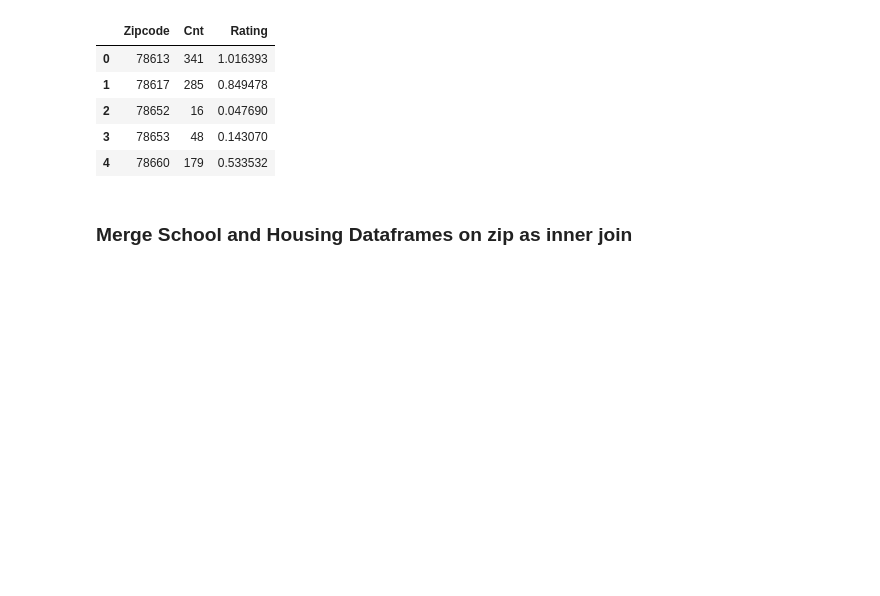
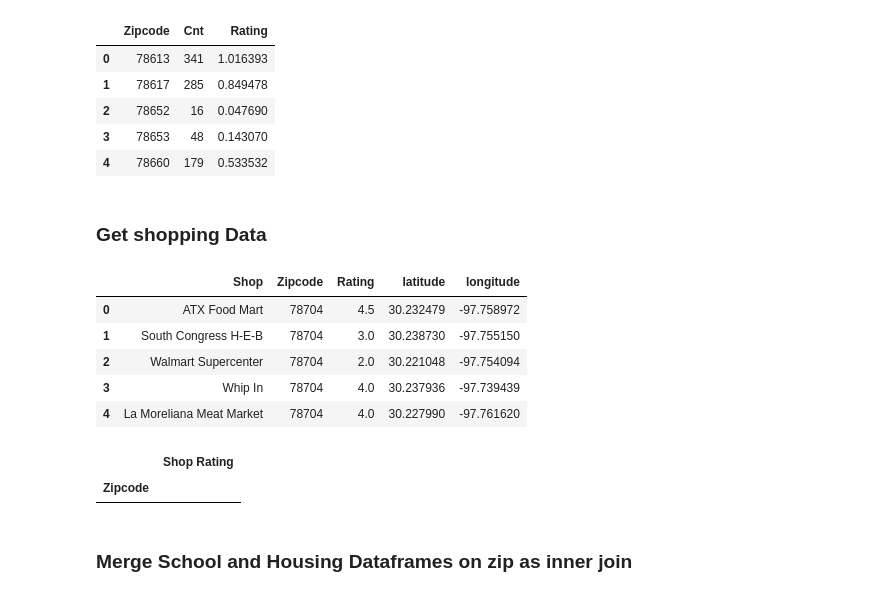
Before and after one commit to JoeDReynolds/yrelocate, a Jupyter notebook: Map Folium.ipynb, the cells around one changed output. Drawn from its saved outputs; the diff is of its cells as text; code cells hidden in the pictures; blank space fills up the shorter version.

```diff
--- a/Map Folium.ipynb
+++ b/Map Folium.ipynb
@@ -47,6 +48,29 @@ crime_df.head()
 | 2 | 78652 | 16 | 0.047690 |
 | 3 | 78653 | 48 | 0.143070 |
 | 4 | 78660 | 179 | 0.533532 |
+# %% [markdown]
+### Get shopping Data
+# %%
+shopping_df = pd.read_csv('data_sources\Atx_shopping.csv')
+shopping_df = shopping_df.drop(['Unnamed: 0'], axis=1)
+shopping_df.rename(columns={'apartment Name':'Shop', "Zip code": "Zipcode"}, inplace=True)
+shopping_df.head()
+# %% [output]
+|  | Shop | Zipcode | Rating | latitude | longitude |
+| 0 | ATX Food Mart | 78704 | 4.5 | 30.232479 | -97.758972 |
+| 1 | South Congress H‑E‑B | 78704 | 3.0 | 30.238730 | -97.755150 |
+| 2 | Walmart Supercenter | 78704 | 2.0 | 30.221048 | -97.754094 |
+| 3 | Whip In | 78704 | 4.0 | 30.237936 | -97.739439 |
+| 4 | La Moreliana Meat Market | 78704 | 4.0 | 30.227990 | -97.761620 |
+# %%
+Shopping_count_df = pd.DataFrame(shopping_df.groupby("Zipcode").mean()['Rating'])
+Shopping_count_df.rename(columns={'Rating':'Shop Rating'}, inplace=True)
+#Shopping_count_df["Shop base 10"] = (Shopping_count_df['Shop count']/Shopping_count_df['Shop count'].mean())
+
+Shopping_count_df[Shopping_count_df.index == 78726]
+# %% [output]
+|  | Shop Rating |
+| Zipcode |  |
 # %% [markdown]
 ### Merge School and Housing Dataframes on zip as inner join
 # %%
```
Also changed, not shown: parts of 13 cells of this notebook, 1 other file.
